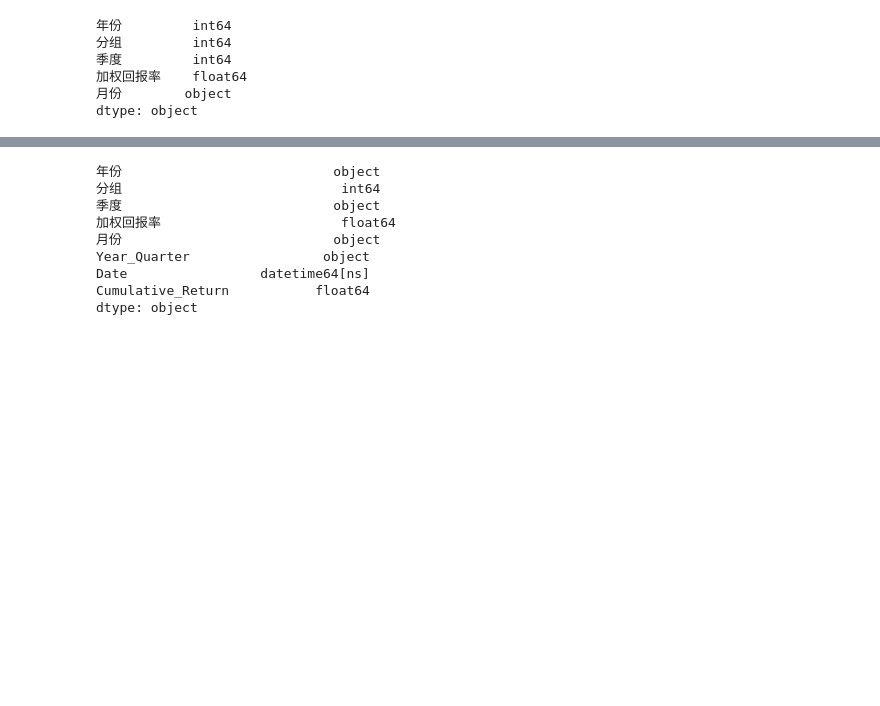
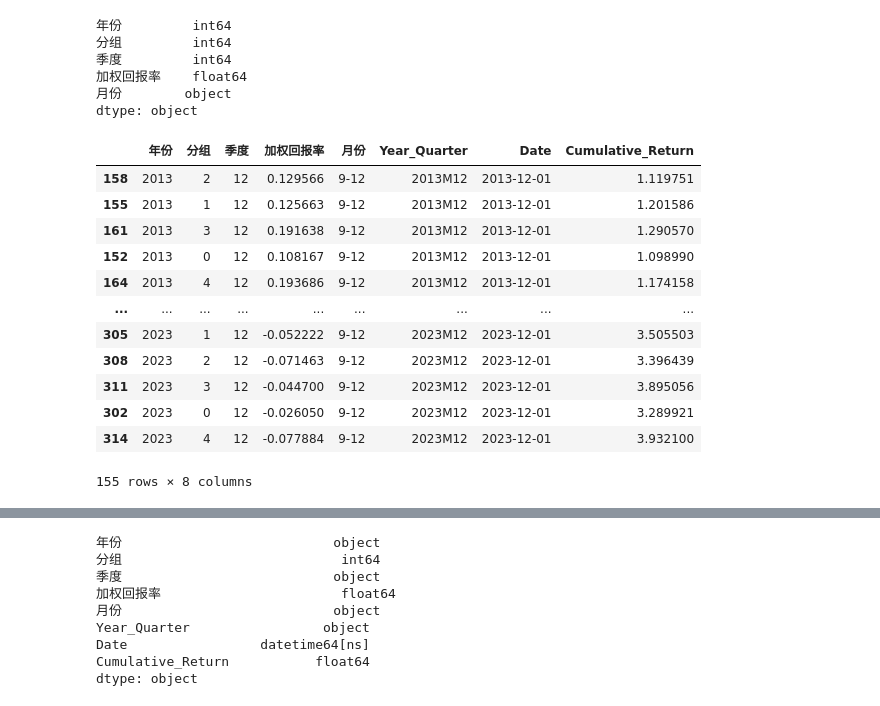
Before and after one commit to Prussia/playJupyter, a Jupyter notebook: testproj/画图.ipynb, the cells around one changed output, grey strips where cells are left out. Cells and saved outputs as stored; diff of their text form; code cells hidden in the pictures; blank space fills up the shorter version.

```diff
--- a/testproj/画图.ipynb
+++ b/testproj/画图.ipynb
@@ -36,0 +37,16 @@ df = df[(df['Date'] >= '2014-10-01')]
+# %%
+df
+# %% [output]
+|  | 年份 | 分组 | 季度 | 加权回报率 | 月份 | Year_Quarter | Date | Cumulative_Return |
+| 158 | 2013 | 2 | 12 | 0.129566 | 9-12 | 2013M12 | 2013-12-01 | 1.119751 |
+| 155 | 2013 | 1 | 12 | 0.125663 | 9-12 | 2013M12 | 2013-12-01 | 1.201586 |
+| 161 | 2013 | 3 | 12 | 0.191638 | 9-12 | 2013M12 | 2013-12-01 | 1.290570 |
+| 152 | 2013 | 0 | 12 | 0.108167 | 9-12 | 2013M12 | 2013-12-01 | 1.098990 |
+| 164 | 2013 | 4 | 12 | 0.193686 | 9-12 | 2013M12 | 2013-12-01 | 1.174158 |
+| ... | ... | ... | ... | ... | ... | ... | ... | ... |
+| 305 | 2023 | 1 | 12 | -0.052222 | 9-12 | 2023M12 | 2023-12-01 | 3.505503 |
+| 308 | 2023 | 2 | 12 | -0.071463 | 9-12 | 2023M12 | 2023-12-01 | 3.396439 |
+| 311 | 2023 | 3 | 12 | -0.044700 | 9-12 | 2023M12 | 2023-12-01 | 3.895056 |
+| 302 | 2023 | 0 | 12 | -0.026050 | 9-12 | 2023M12 | 2023-12-01 | 3.289921 |
+| 314 | 2023 | 4 | 12 | -0.077884 | 9-12 | 2023M12 | 2023-12-01 | 3.932100 |
+155 rows × 8 columns
```
Also changed, not shown: parts of 6 cells of this notebook, 1 other file.
